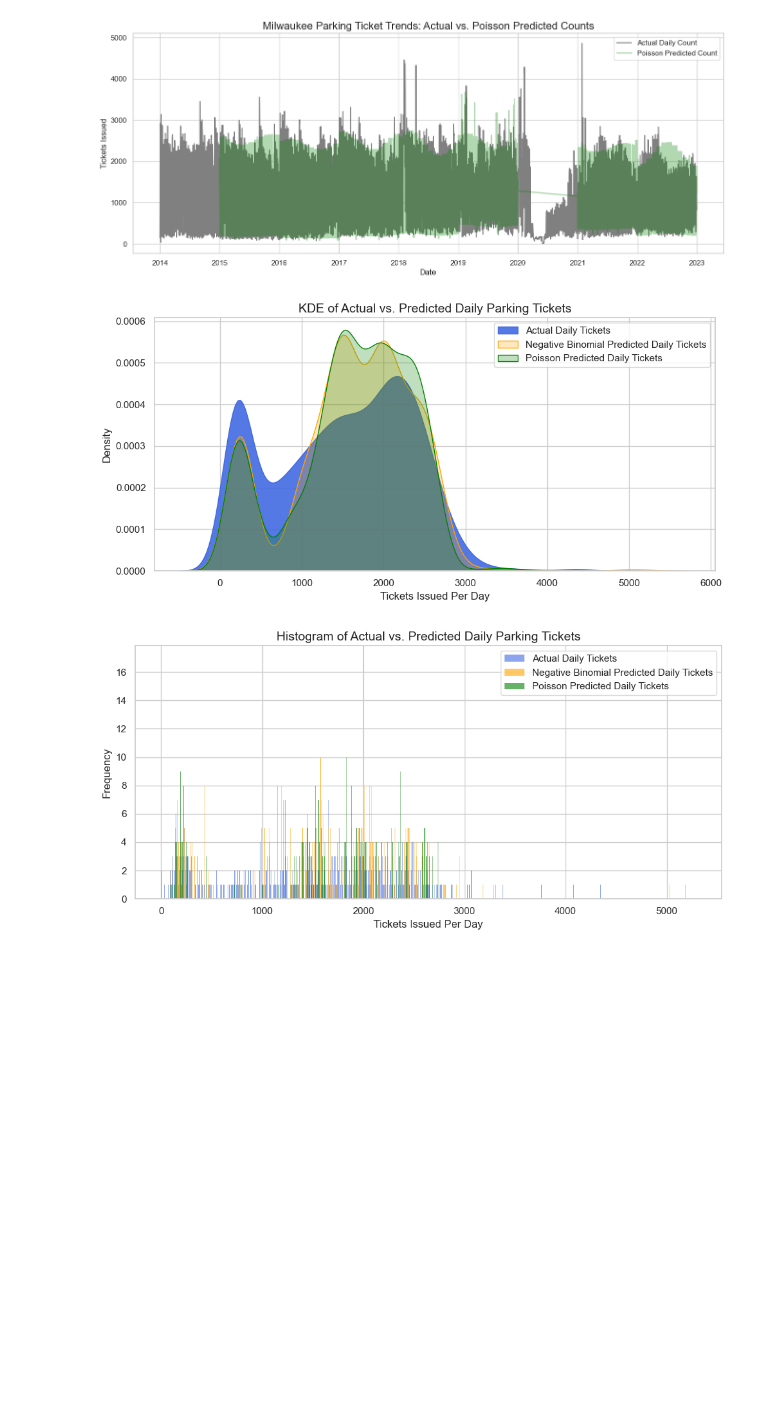
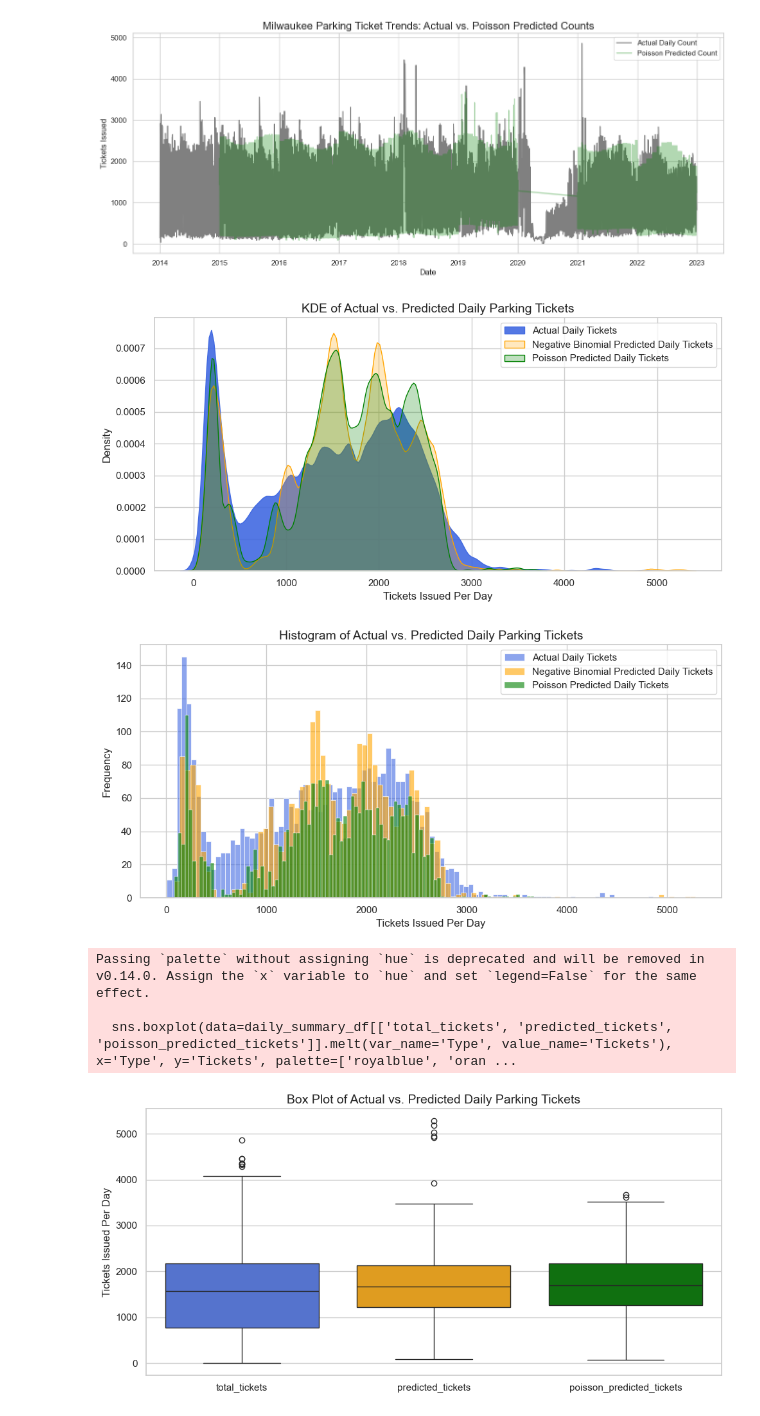
Before and after one commit to johneckberg/Milwaukee-Ticket-Data-Analysis, a Jupyter notebook: parking_final_project.ipynb, the cells around one changed output. Cells and saved outputs as stored; diff of their text form; code cells hidden in the pictures; blank space fills up the shorter version.

Commit message:
updated visualizations

```diff
--- a/parking_final_project.ipynb
+++ b/parking_final_project.ipynb
@@ -437,6 +437,12 @@ not_holiday_tickets = daily_summary_df[daily_summary_df['is_holiday'] == 0]['tot
 stat, p_val = mannwhitneyu(holiday_tickets, not_holiday_tickets)
 binary_results["is_holiday_vs_tickets"] = (stat, p_val)
 
+# is_sunday vs. Total Tickets
+sunday_tickets = daily_summary_df[daily_summary_df['is_sunday'] == 1]['total_tickets']
+not_sunday_tickets = daily_summary_df[daily_summary_df['is_sunday'] == 0]['total_tickets']
+stat, p_val = mannwhitneyu(sunday_tickets, not_sunday_tickets)
+binary_results["is_sunday_vs_tickets"] = (stat, p_val)
+
 # print results
 
 for test, (stat, p_val) in binary_results.items():
@@ -1019,30 +1007,43 @@ plt.show()
 # %%
 # overlay KDE plot for actual vs. predicted daily ticket counts for both models
 plt.figure(figsize=(10, 5))
-sns.kdeplot(daily_summary_df['total_tickets'].dropna(), fill=True, color='royalblue', alpha=0.9, label='Actual Daily Tickets')
-sns.kdeplot(daily_summary_df['predicted_tickets'].dropna(), fill=True, color='orange', label='Negative Binomial Predicted Daily Tickets')
-sns.kdeplot(daily_summary_df['poisson_predicted_tickets'].dropna(), fill=True, color='green', label='Poisson Predicted Daily Tickets')
+sns.kdeplot(daily_summary_df['total_tickets'].dropna(), bw_adjust=.3, fill=True, color='royalblue', alpha=0.9, label='Actual Daily Tickets')
+sns.kdeplot(daily_summary_df['predicted_tickets'].dropna(),bw_adjust=.3, fill=True, color='orange', label='Negative Binomial Predicted Daily Tickets')
+sns.kdeplot(daily_summary_df['poisson_predicted_tickets'].dropna(), bw_adjust=.3, fill=True, color='green', label='Poisson Predicted Daily Tickets')
 plt.title('KDE of Actual vs. Predicted Daily Parking Tickets', fontsize=14)
 plt.xlabel('Tickets Issued Per Day')
 plt.ylabel('Density')
 plt.legend()
 plt.tight_layout()
 plt.show()
 
 # do histogram of the count data to prevent smoothing out the count nature of the data with KDE
 plt.figure(figsize=(10, 5))
-sns.histplot(daily_summary_df['total_tickets'].dropna(), bins=5000, color='royalblue', alpha=0.6, label='Actual Daily Tickets')
-sns.histplot(daily_summary_df['predicted_tickets'].dropna(), bins=5000, color='orange', alpha=0.6, label='Negative Binomial Predicted Daily Tickets')
-sns.histplot(daily_summary_df['poisson_predicted_tickets'].dropna(), bins=5000, color='green', alpha=0.6, label='Poisson Predicted Daily Tickets')
+sns.histplot(daily_summary_df['total_tickets'].dropna(), bins=100, color='royalblue', alpha=0.6, label='Actual Daily Tickets')
+sns.histplot(daily_summary_df['predicted_tickets'].dropna(), bins=100, color='orange', alpha=0.6, label='Negative Binomial Predicted Daily Tickets')
+sns.histplot(daily_summary_df['poisson_predicted_tickets'].dropna(), bins=100, color='green', alpha=0.6, label='Poisson Predicted Daily Tickets')
 plt.title('Histogram of Actual vs. Predicted Daily Parking Tickets', fontsize=14)
 plt.xlabel('Tickets Issued Per Day')
 plt.ylabel('Frequency')
 plt.legend()
 plt.tight_layout()
 plt.show()
+
+# box plot of actual vs. predicted daily ticket counts for both models
+plt.figure(figsize=(10, 5))
+sns.boxplot(data=daily_summary_df[['total_tickets', 'predicted_tickets', 'poisson_predicted_tickets']].melt(var_name='Type', value_name='Tickets'), x='Type', y='Tickets', palette=['royalblue', 'orange', 'green'])
+plt.title('Box Plot of Actual vs. Predicted Daily Parking Tickets', fontsize=14)
+plt.xlabel('')
+plt.ylabel('Tickets Issued Per Day')
+plt.tight_layout()
+plt.show()
 # %% [output]
-[figure, old version]
+[figure, new version]
-[figure, old version]
+[figure, new version]
+Passing `palette` without assigning `hue` is deprecated and will be removed in v0.14.0. Assign the `x` variable to `hue` and set `legend=False` for the same effect.
+
+  sns.boxplot(data=daily_summary_df[['total_tickets', 'predicted_tickets', 'poisson_predicted_tickets']].melt(var_name='Type', value_name='Tickets'), x='Type', y='Tickets', palette=['royalblue', 'oran ...
+[figure, added]
 # %%
 daily_summary_df.sample(8)
 # %% [output]
```
Also changed, not shown: parts of 2 cells of this notebook, 1 other file.
